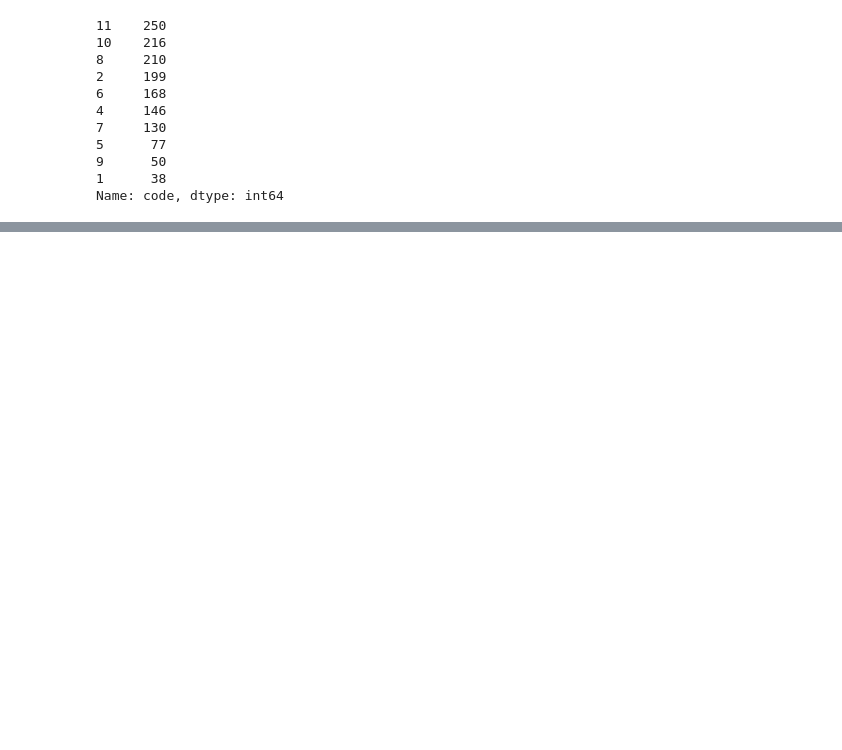
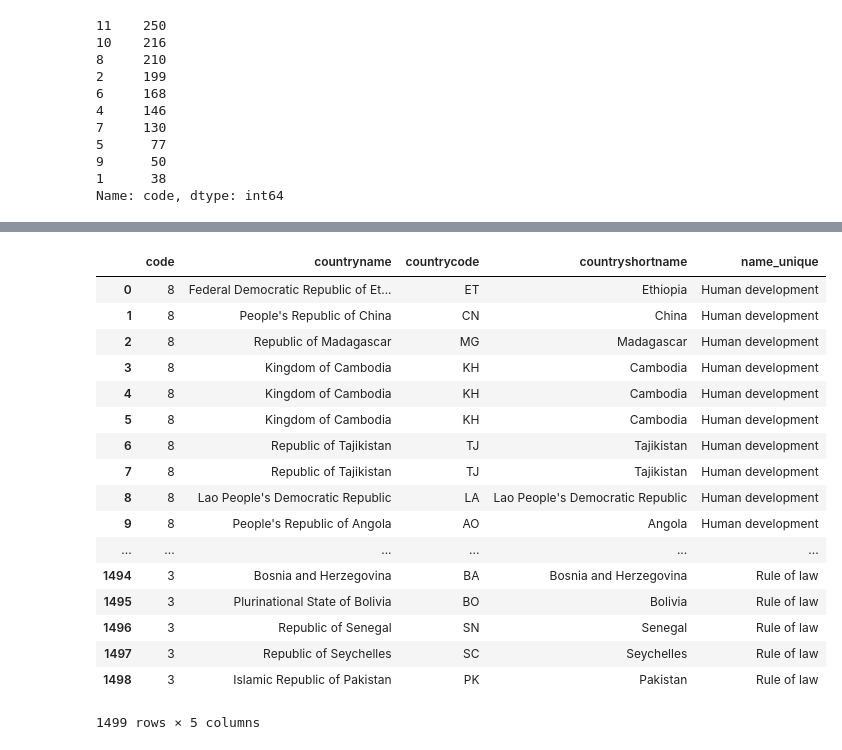
Before and after one commit to sramki67/SpringBoard, a Jupyter notebook: Json_assignment.ipynb, the cells around one changed output, grey strips where cells are left out. Cells and saved outputs as stored; diff of their text form; code cells hidden in the pictures; blank space fills up the shorter version.

```diff
--- a/Json_assignment.ipynb
+++ b/Json_assignment.ipynb
@@ -208,0 +160,6 @@ Name: name, dtype: int64
+# %%
+data2 =json_normalize(json_str,'mjtheme_namecode',['countryname','countrycode','countryshortname'])
+# %%
+data_themes_2 = data2[['code','name']]
+data_themes_unique = data_themes_2[data_themes_2.name!='']
+data_themes_unique=data_themes_unique.drop_duplicates()
@@ -208,0 +181,31 @@ Name: name, dtype: int64
+# %%
+# We now have a reference data frame of unique codes and values in the dataframe data_themes_unique. We can join this
+# dataframe with the data2 on code. This will give us a combined data frame with theme codes and names with values added
+
+df_merged = data2.merge(data_themes_unique, on='code', suffixes=('_data2','_unique'))
+# %%
+# Investigating the merged data frame, we see that there are two columns name_data2 with missing values and
+# name_unique with all values filled in. We can drop name_data2 column to get the final data frame with the themecodes
+# filled
+
+df_merged = df_merged.drop("name_data2",axis=1)
+df_merged
+# %% [output]
+|  | code | countryname | countrycode | countryshortname | name_unique |
+| 0 | 8 | Federal Democratic Republic of Et... | ET | Ethiopia | Human development |
+| 1 | 8 | People's Republic of China | CN | China | Human development |
+| 2 | 8 | Republic of Madagascar | MG | Madagascar | Human development |
+| 3 | 8 | Kingdom of Cambodia | KH | Cambodia | Human development |
+| 4 | 8 | Kingdom of Cambodia | KH | Cambodia | Human development |
+| 5 | 8 | Kingdom of Cambodia | KH | Cambodia | Human development |
+| 6 | 8 | Republic of Tajikistan | TJ | Tajikistan | Human development |
+| 7 | 8 | Republic of Tajikistan | TJ | Tajikistan | Human development |
+| 8 | 8 | Lao People's Democratic Republic | LA | Lao People's Democratic Republic | Human development |
+| 9 | 8 | People's Republic of Angola | AO | Angola | Human development |
+| ... | ... | ... | ... | ... | ... |
+| 1494 | 3 | Bosnia and Herzegovina | BA | Bosnia and Herzegovina | Rule of law |
+| 1495 | 3 | Plurinational State of Bolivia | BO | Bolivia | Rule of law |
+| 1496 | 3 | Republic of Senegal | SN | Senegal | Rule of law |
+| 1497 | 3 | Republic of Seychelles | SC | Seychelles | Rule of law |
+| 1498 | 3 | Islamic Republic of Pakistan | PK | Pakistan | Rule of law |
+1499 rows × 5 columns
```
Also changed, not shown: parts of 10 cells of this notebook.
